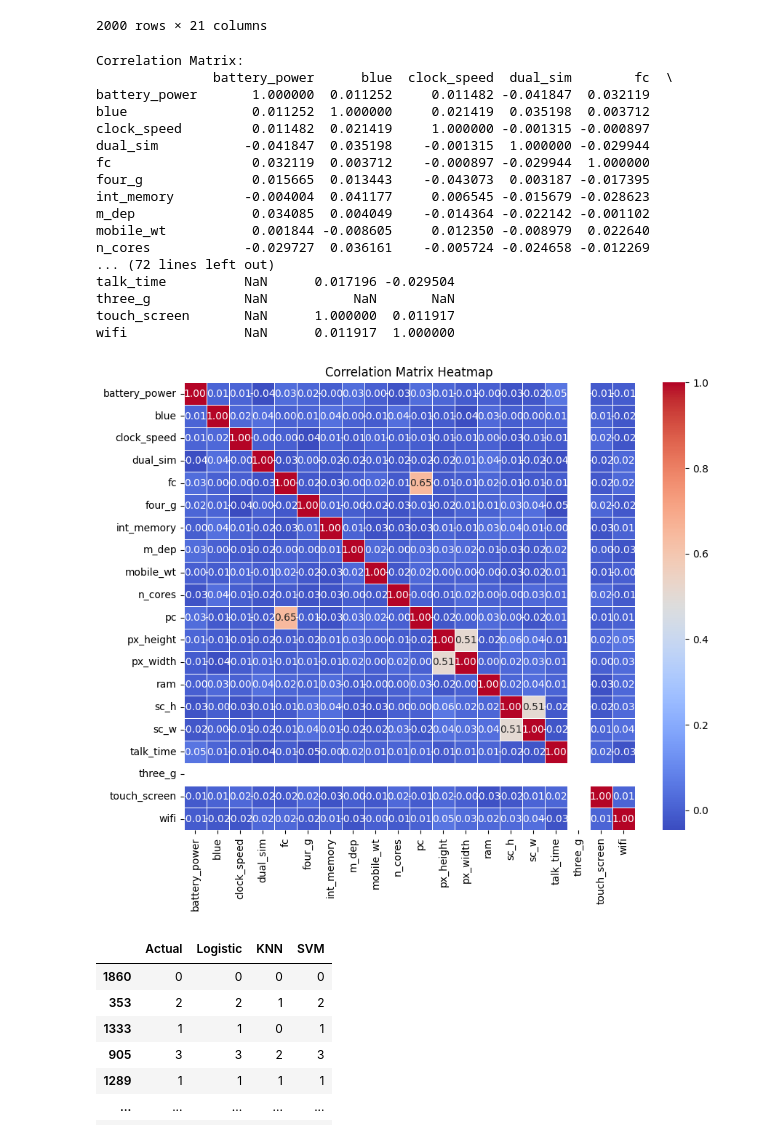
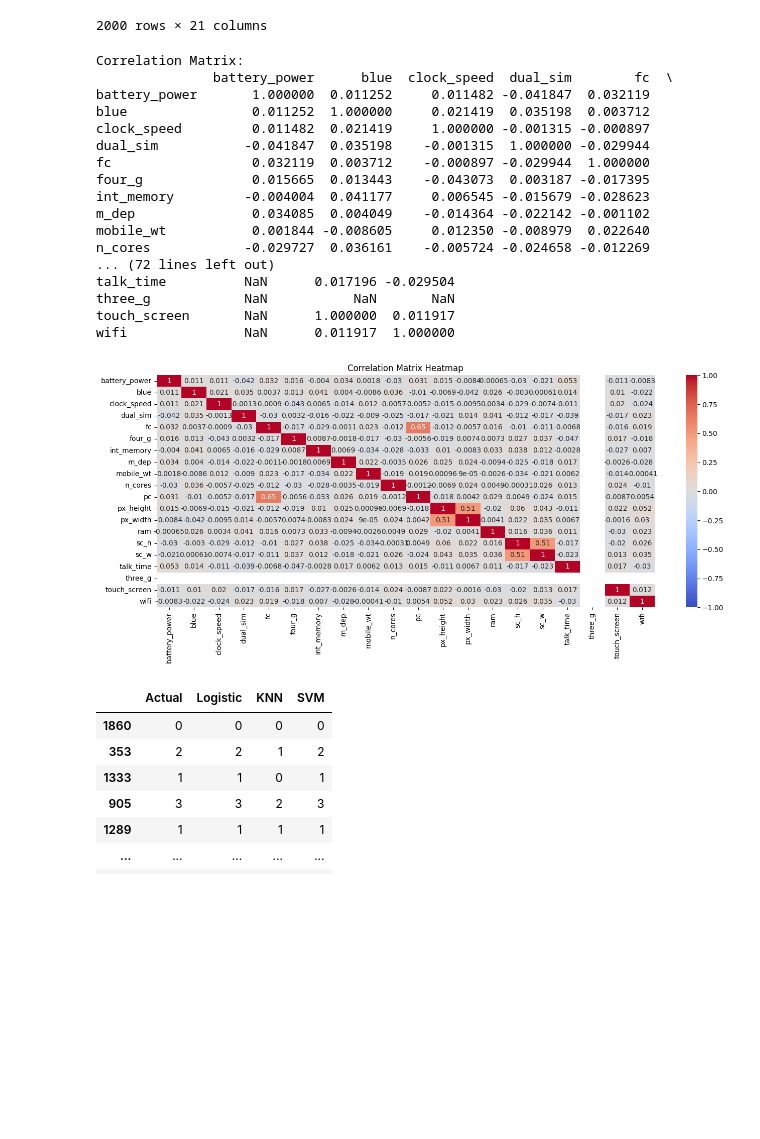
Before and after one commit to abhinavtx/MachineLearning, a Jupyter notebook: Project/Project/mobileClass.ipynb, the cells around one changed output. Cells and saved outputs as stored; diff of their text form; code cells hidden in the pictures; blank space fills up the shorter version.

```diff
--- a/Project/Project/mobileClass.ipynb
+++ b/Project/Project/mobileClass.ipynb
@@ -272,36 +272,36 @@ import pandas as pd
 features = df.iloc[:, :-1]  # Select all columns except the last one
 
 # Calculate the correlation matrix
 correlation_matrix = features.corr()
 
 # Display the correlation matrix
 print("Correlation Matrix:")
 print(correlation_matrix)
 
 # Create a heatmap for better visualization
-plt.figure(figsize=(10, 8))
-sns.heatmap(correlation_matrix, annot=True, cmap='coolwarm', fmt=".2f", linewidths=0.5)
+plt.figure(figsize=(16, 6))
+sns.heatmap(correlation_matrix,  cmap="coolwarm", vmin=-1, vmax=1,annot = True)
 plt.title("Correlation Matrix Heatmap")
 plt.show()
 # %% [output]
 Correlation Matrix:
                battery_power      blue  clock_speed  dual_sim        fc  \
 battery_power       1.000000  0.011252     0.011482 -0.041847  0.032119
 blue                0.011252  1.000000     0.021419  0.035198  0.003712
 clock_speed         0.011482  0.021419     1.000000 -0.001315 -0.000897
 dual_sim           -0.041847  0.035198    -0.001315  1.000000 -0.029944
 fc                  0.032119  0.003712    -0.000897 -0.029944  1.000000
 four_g              0.015665  0.013443    -0.043073  0.003187 -0.017395
 int_memory         -0.004004  0.041177     0.006545 -0.015679 -0.028623
 m_dep               0.034085  0.004049    -0.014364 -0.022142 -0.001102
 mobile_wt           0.001844 -0.008605     0.012350 -0.008979  0.022640
 n_cores            -0.029727  0.036161    -0.005724 -0.024658 -0.012269
 ... (72 lines left out)
 talk_time          NaN      0.017196 -0.029504
 three_g            NaN           NaN       NaN
 touch_screen       NaN      1.000000  0.011917
 wifi               NaN      0.011917  1.000000
-[figure, old version]
+[figure, new version]
 # %%
 x = df.iloc[:,:-1]
 y = df.iloc[:,-1]
```
Also changed, not shown: parts of 5 cells of this notebook, 2 other files.
